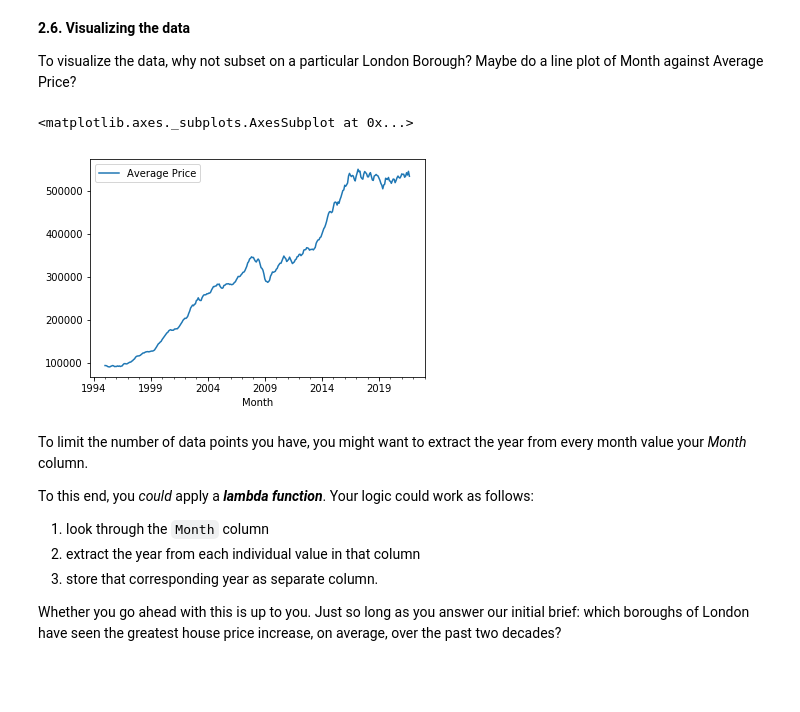
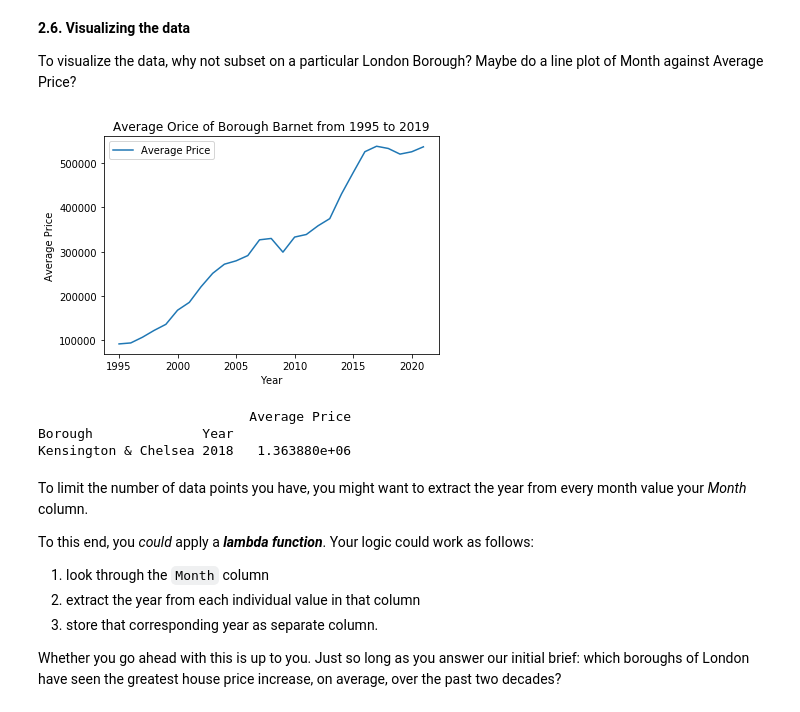
Before and after one commit to devinInOttawa/London-Boroughs-Case-Study, a Jupyter notebook: Unit 4 Challenge - Tier 3.ipynb, the cells around one changed output. Cells and saved outputs as stored; diff of their text form; code cells hidden in the pictures; blank space fills up the shorter version.

```diff
--- a/Unit 4 Challenge - Tier 3.ipynb
+++ b/Unit 4 Challenge - Tier 3.ipynb
@@ -198,11 +198,21 @@ False
 **2.6. Visualizing the data**
 
 To visualize the data, why not subset on a particular London Borough? Maybe do a line plot of Month against Average Price?
-# %%
-properties_melt[properties_melt['Borough']=='Barnet'].plot(x='Month',y='Average Price',kind='line')
-# %% [output]
-<matplotlib.axes._subplots.AxesSubplot at 0x...>
-[figure, removed]
+# %%
+# I would like tolook at average price of Borough Barnet from 1995 to 2019
+properties_melt['Average Price'] = properties_melt['Average Price'].apply(pd.to_numeric, errors='coerce')
+propertiesYearMean = properties_melt.groupby(['Borough','Year']).mean()
+propertiesYearMean.head()
+propertiesYearMean.loc['Barnet'].plot(y='Average Price',kind='line')
+plt.title('Average Orice of Borough Barnet from 1995 to 2019')
+plt.ylabel('Average Price')
+plt.show()
+print(propertiesYearMean[propertiesYearMean['Average Price'].apply(pd.to_numeric, errors='coerce')==propertiesYearMean['Average Price'].max()])
+# %% [output]
+[figure, added]
+                           Average Price
+Borough              Year
+Kensington & Chelsea 2018   1.363880e+06
 # %% [markdown]
 To limit the number of data points you have, you might want to extract the year from every month value your *Month* column.
 
```
Also changed, not shown: parts of 1 cell of this notebook.
